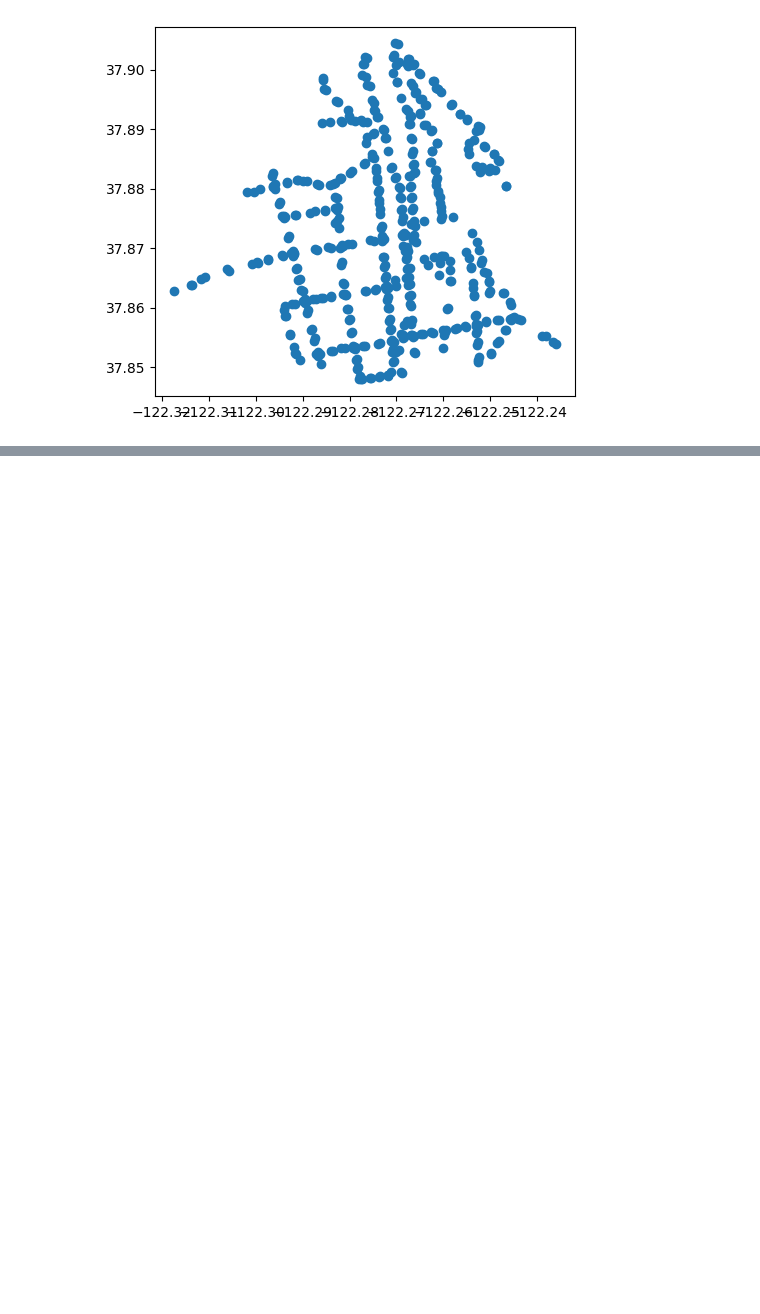
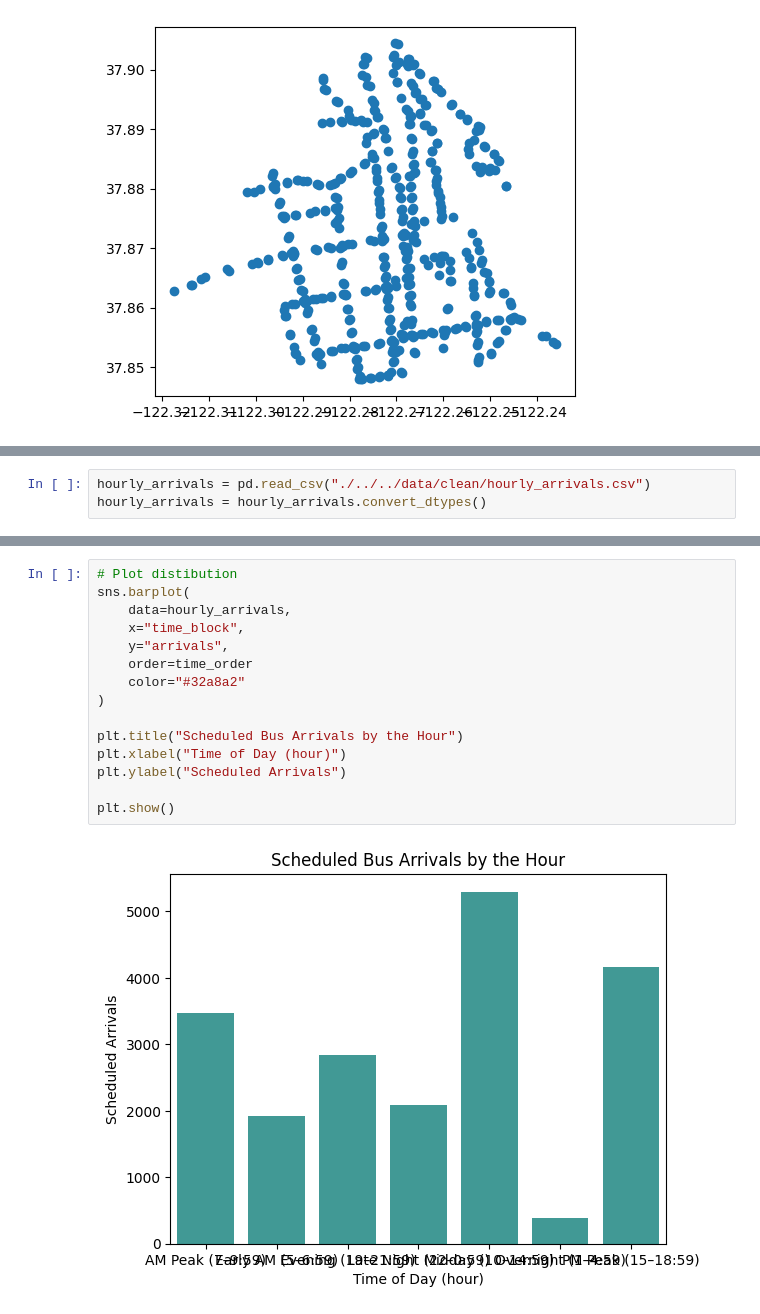
Before and after one commit to lequangvincent/ac-transit-equity, a Jupyter notebook: src/notebooks/exploration.ipynb, the cells around one changed output, grey strips where cells are left out. Saved outputs shown, nothing was run; the diff lists cells and outputs as text; blank space fills up the shorter version.

```diff
--- a/src/notebooks/exploration.ipynb
+++ b/src/notebooks/exploration.ipynb
@@ -46,0 +68,3 @@ berkeley_stops.plot()
+# %%
+hourly_arrivals = pd.read_csv("./../../data/clean/hourly_arrivals.csv")
+hourly_arrivals = hourly_arrivals.convert_dtypes()
@@ -46,0 +85,17 @@ berkeley_stops.plot()
+# %%
+# Plot distibution
+sns.barplot(
+    data=hourly_arrivals,
+    x="time_block",
+    y="arrivals",
+    order=time_order
+    color="#32a8a2"
+)
+
+plt.title("Scheduled Bus Arrivals by the Hour")
+plt.xlabel("Time of Day (hour)")
+plt.ylabel("Scheduled Arrivals")
+
+plt.show()
+# %% [output]
+[figure, added]
```
Also changed, not shown: parts of 16 cells of this notebook, 8 other files.
